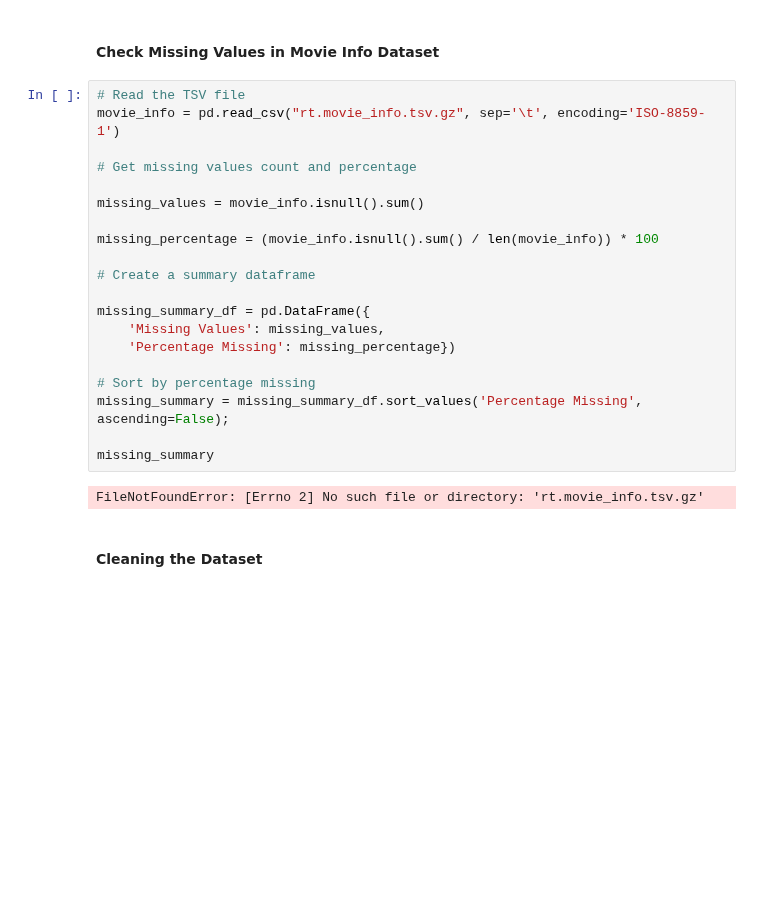
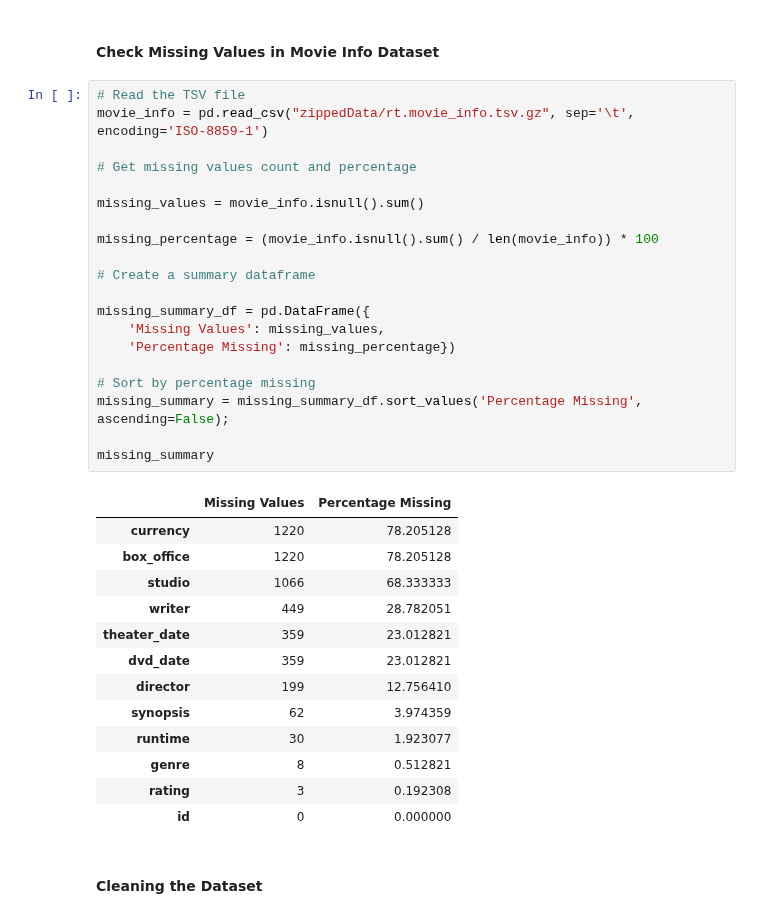
Before and after one commit to gkipkirui1/DSC_PT08P2_Phase_2_Project_Grp_1_Final, a Jupyter notebook: Data_Cleaning.ipynb, the cells around one changed output. Saved outputs shown, nothing was run; the diff lists cells and outputs as text; blank space fills up the shorter version.

```diff
--- a/Data_Cleaning.ipynb
+++ b/Data_Cleaning.ipynb
@@ -25,26 +31,38 @@ FileNotFoundError: [Errno 2] No such file or directory: 'bom.movie_gross.csv.gz'
 #### Check Missing Values in Movie Info Dataset
 # %%
 # Read the TSV file
-movie_info = pd.read_csv("rt.movie_info.tsv.gz", sep='\t', encoding='ISO-8859-1')
+movie_info = pd.read_csv("zippedData/rt.movie_info.tsv.gz", sep='\t', encoding='ISO-8859-1')
 
 # Get missing values count and percentage
 
 missing_values = movie_info.isnull().sum()
 
 missing_percentage = (movie_info.isnull().sum() / len(movie_info)) * 100
 
 # Create a summary dataframe
 
 missing_summary_df = pd.DataFrame({
     'Missing Values': missing_values,
     'Percentage Missing': missing_percentage})
 
 # Sort by percentage missing
 missing_summary = missing_summary_df.sort_values('Percentage Missing', ascending=False);
 
 missing_summary
 # %% [output]
-FileNotFoundError: [Errno 2] No such file or directory: 'rt.movie_info.tsv.gz'
+|  | Missing Values | Percentage Missing |
+| currency | 1220 | 78.205128 |
+| box_office | 1220 | 78.205128 |
+| studio | 1066 | 68.333333 |
+| writer | 449 | 28.782051 |
+| theater_date | 359 | 23.012821 |
+| dvd_date | 359 | 23.012821 |
+| director | 199 | 12.756410 |
+| synopsis | 62 | 3.974359 |
+| runtime | 30 | 1.923077 |
+| genre | 8 | 0.512821 |
+| rating | 3 | 0.192308 |
+| id | 0 | 0.000000 |
 # %% [markdown]
 #### Cleaning the Dataset
 # %%
```
Also changed, not shown: parts of 8 cells of this notebook, 1 other file.
